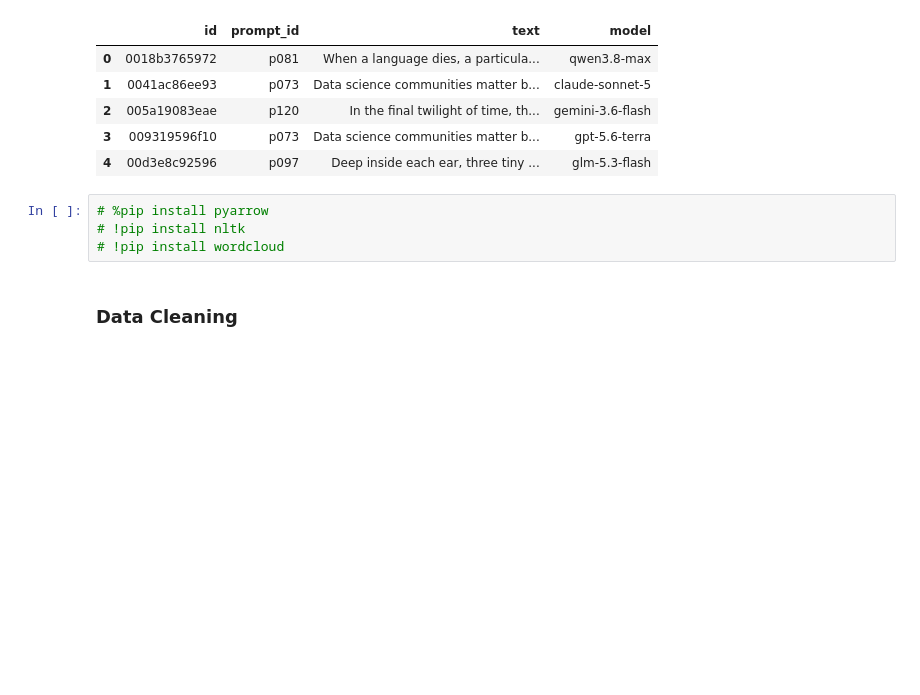
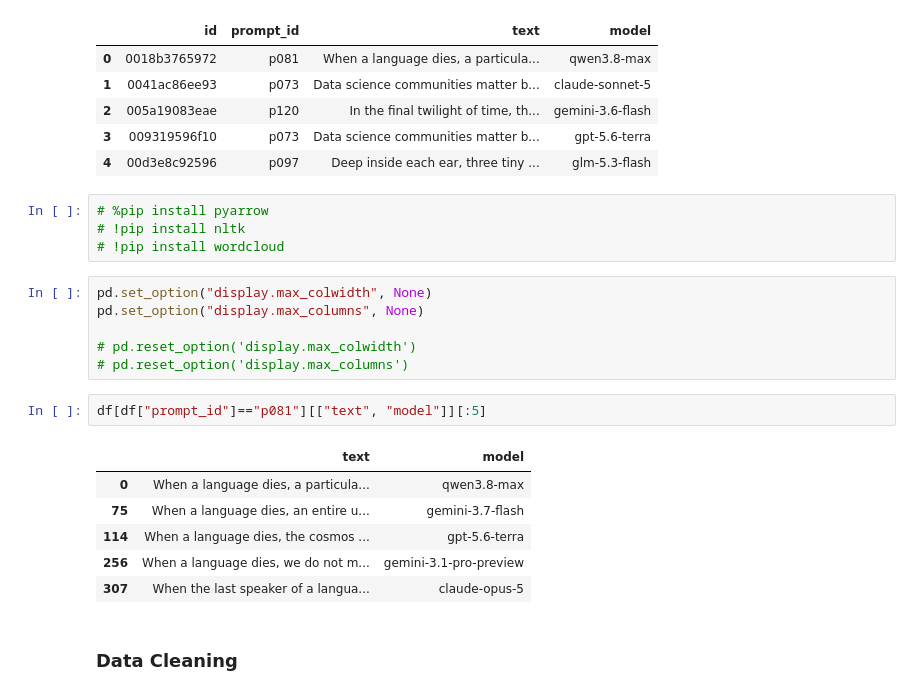
Before and after one commit to Vinay3022272/Name_that_LLM, a Jupyter notebook: 01_CountVectorizer_xgb.ipynb, the cells around one changed output. Saved outputs shown, nothing was run; the diff lists cells and outputs as text; blank space fills up the shorter version.

Commit message:
Update notebooks and gitignore without large models or secrets

```diff
--- a/CountVectorizer_xgb.ipynb
+++ b/01_CountVectorizer_xgb.ipynb
@@ -25,6 +25,21 @@ c:\Users\ps302\OneDrive\Desktop\Name_that_LLM\data\train.csv
 # %pip install pyarrow
 # !pip install nltk
 # !pip install wordcloud
+# %%
+pd.set_option("display.max_colwidth", None)
+pd.set_option("display.max_columns", None)
+
+# pd.reset_option('display.max_colwidth')
+# pd.reset_option('display.max_columns')
+# %%
+df[df["prompt_id"]=="p081"][["text", "model"]][:5]
+# %% [output]
+|  | text | model |
+| 0 | When a language dies, a particula... | qwen3.8-max |
+| 75 | When a language dies, an entire u... | gemini-3.7-flash |
+| 114 | When a language dies, the cosmos ... | gpt-5.6-terra |
+| 256 | When a language dies, we do not m... | gemini-3.1-pro-preview |
+| 307 | When the last speaker of a langua... | claude-opus-5 |
 # %% [markdown]
 ### Data Cleaning
 # %%
```
Also changed, not shown: 7 other files.
